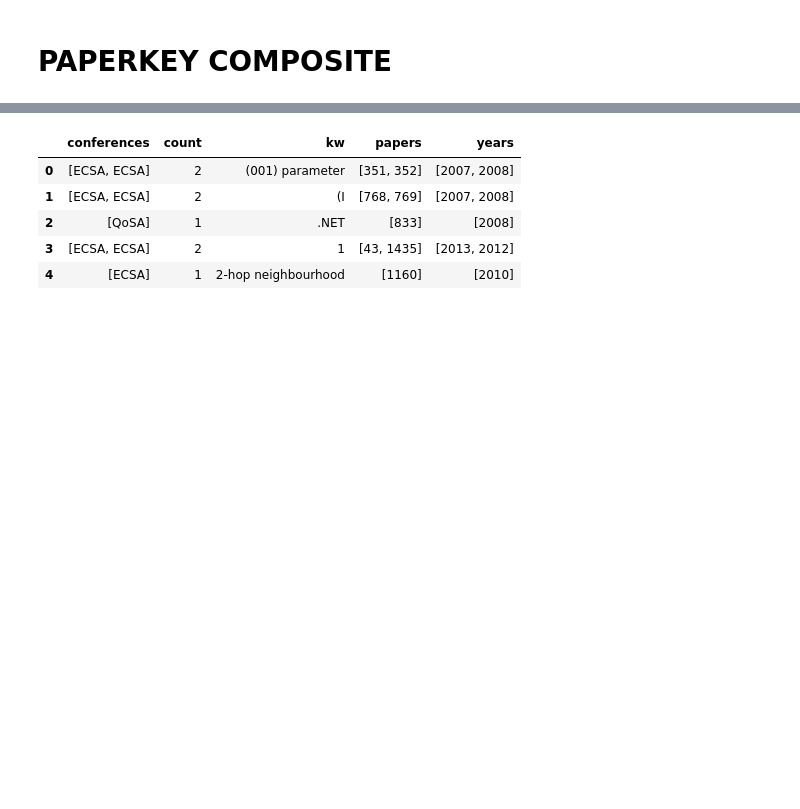
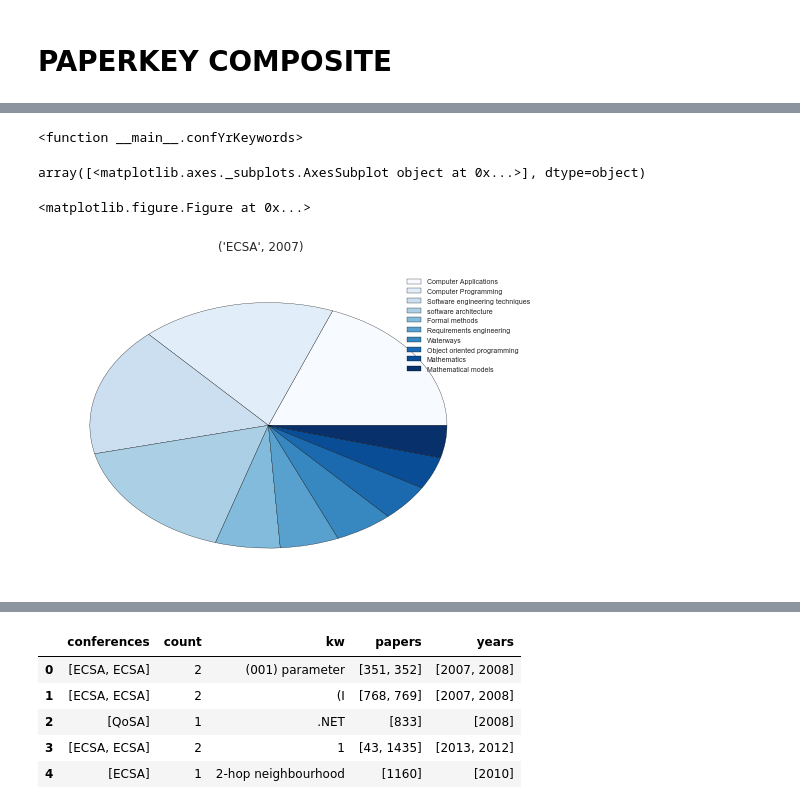
Before and after one commit to noveroa/DataBases, a Jupyter notebook: sqlStart/newSqlNotebooknew_compositesadded.ipynb, the cells around one changed output, grey strips where cells are left out. Cells and saved outputs as stored; diff of their text form; code cells hidden in the pictures; blank space fills up the shorter version.

```diff
--- a/sqlStart/newSqlNotebooknew_compositesadded.ipynb
+++ b/sqlStart/newSqlNotebooknew_compositesadded.ipynb
@@ -227,0 +251,4 @@ ctsmerge = cts.merge(m, on = 'keyword')
+# %%
+tryit
+# %% [output]
+<function __main__.confYrKeywords>
@@ -227,0 +305,14 @@ ctsmerge = cts.merge(m, on = 'keyword')
+# %%
+
+kwdf = keywordcts.sort_values(ascending = False)
+
+
+new = pd.DataFrame(kwdf.head(10)).rename(columns = {'keyword' : 'count'})
+f = getPieOne(new, ('ECSA', 2007) )
+new.reset_index(inplace = True)
+new
+f
+# %% [output]
+array([<matplotlib.axes._subplots.AxesSubplot object at 0x...>], dtype=object)
+<matplotlib.figure.Figure at 0x...>
+[figure, added]
```
Also changed, not shown: parts of 12 cells of this notebook, 5 other files.
